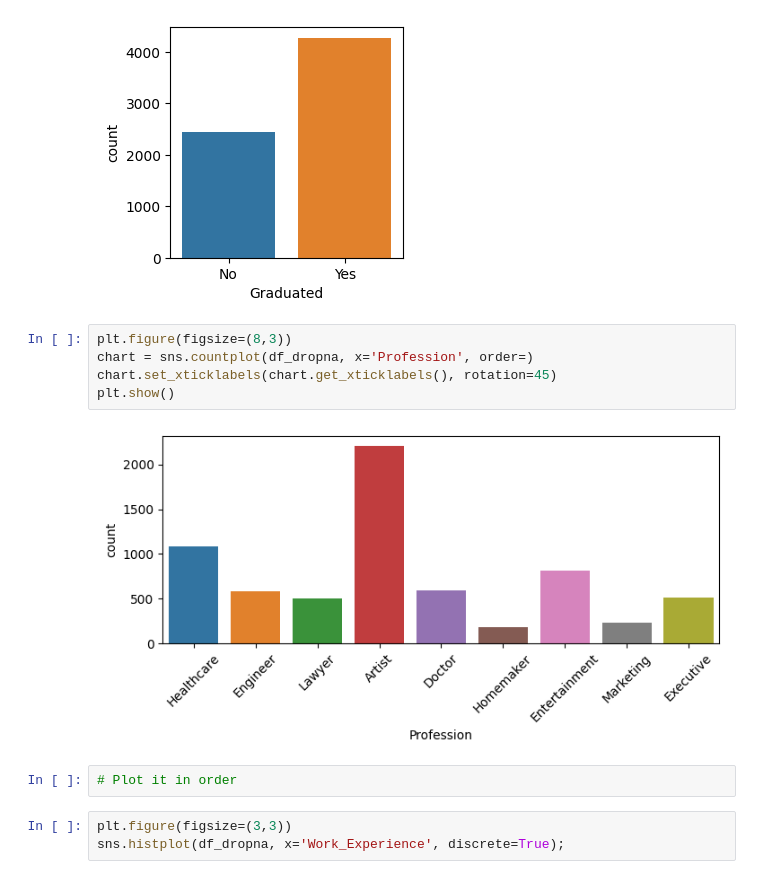
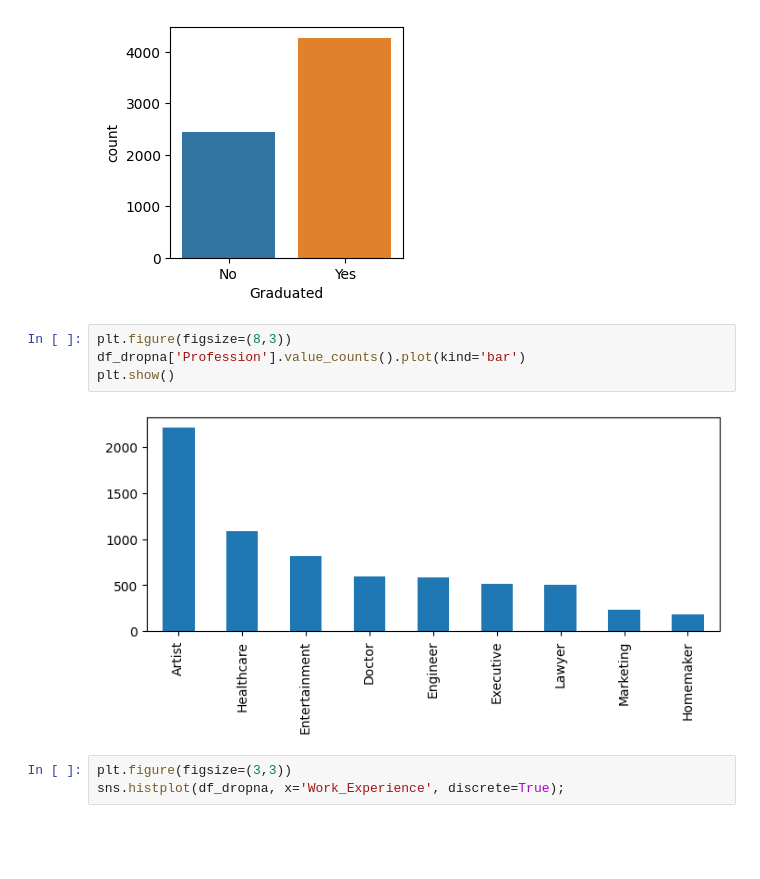
Before and after one commit to franklinzppa/customer-clusterization, a Jupyter notebook: customer-cluster.ipynb, the cells around one changed output. Cells and saved outputs as stored; diff of their text form; blank space fills up the shorter version.

```diff
--- a/customer-cluster.ipynb
+++ b/customer-cluster.ipynb
@@ -152,13 +152,10 @@ sns.countplot(df_dropna, x='Graduated');
 [figure]
 # %%
 plt.figure(figsize=(8,3))
-chart = sns.countplot(df_dropna, x='Profession', order=)
-chart.set_xticklabels(chart.get_xticklabels(), rotation=45)
+df_dropna['Profession'].value_counts().plot(kind='bar')
 plt.show()
 # %% [output]
-[figure, old version]
+[figure, new version]
-# %%
-# Plot it in order
 # %%
 plt.figure(figsize=(3,3))
 sns.histplot(df_dropna, x='Work_Experience', discrete=True);
```
Also changed, not shown: parts of 47 cells of this notebook.
